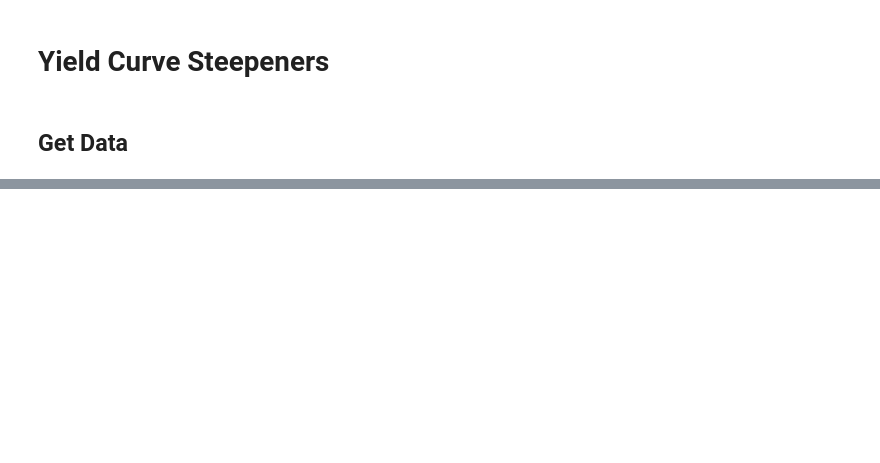
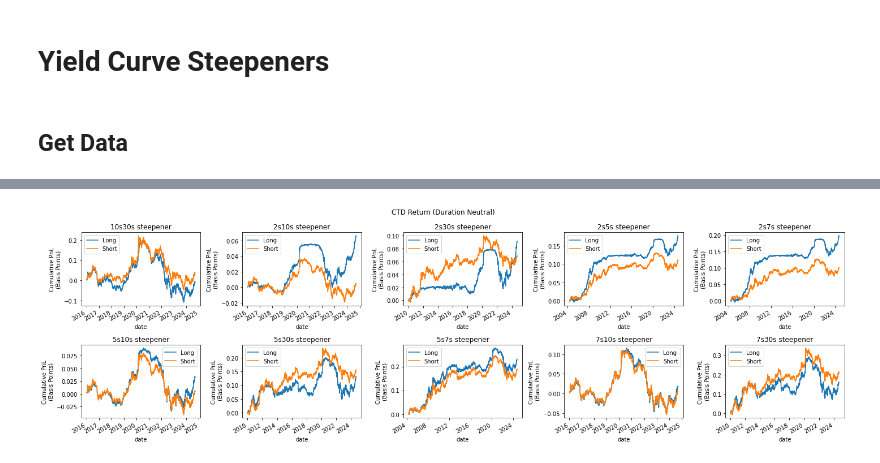
Before and after one commit to diegodalvarez/CashTreasuries, a Jupyter notebook: root/notebooks/CTDSpreads.ipynb, the cells around one changed output, grey strips where cells are left out. Cells and saved outputs as stored; diff of their text form; code cells hidden in the pictures; blank space fills up the shorter version.

```diff
--- a/root/notebooks/CTDSpreads.ipynb
+++ b/root/notebooks/CTDSpreads.ipynb
@@ -47 +101,28 @@ For returns
+# %%
+def plot_return_comparison(df_rtn: pd.DataFrame) -> plt.Figure:
+
+    steepeners = df_rtn.steepener.drop_duplicates().sort_values().to_list()
+    fig, axes  = plt.subplots(ncols = len(steepeners) // 2, nrows = len(steepeners) // 5, figsize = (20,6))
+
+    for steepener, ax in zip(steepeners, axes.flatten()):
+
+        (df_rtn.query(
+            "steepener == @steepener").
+            drop(columns = ["steepener"]).
+            melt(id_vars = "date").
+            assign(pos = lambda x: x.pos.str.split("_").str[0].str.capitalize()).
+            rename(columns = {"pos": ""}).
+            pivot(index = "date", columns = "", values = "value").
+            cumsum().
+            plot(
+                ax     = ax,
+                title  = steepener,
+                ylabel = "Cumulative PnL\n(Basis Points)"))
+
+    fig.suptitle("CTD Return (Duration Neutral)")
+    plt.tight_layout()
+
+plot_return_comparison(df_rtn)
+# %% [output]
+[figure, added]
 # %%
```
Also changed, not shown: parts of 19 cells of this notebook, 4 other files.
